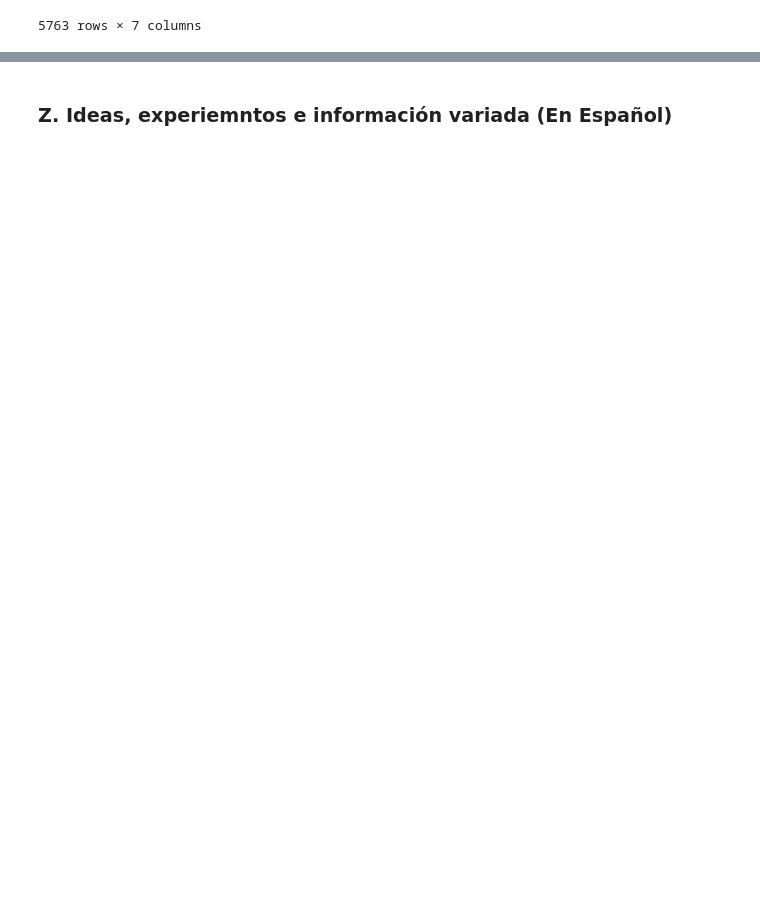
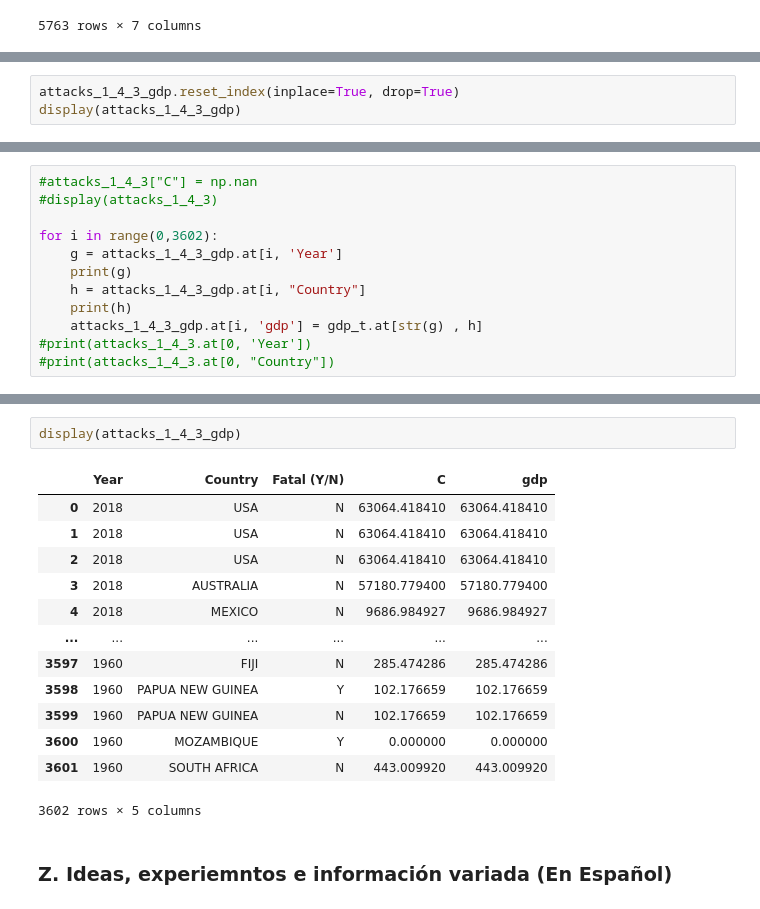
Before and after one commit to DiSanchz/data-cleaning-pandas, a Jupyter notebook: clean.ipynb, the cells around one changed output, grey strips where cells are left out. Saved outputs shown, nothing was run; the diff lists cells and outputs as text; blank space fills up the shorter version.

```diff
--- a/clean.ipynb
+++ b/clean.ipynb
@@ -632,0 +722,3 @@ YEMEN
+# %%
+attacks_1_4_3_gdp.reset_index(inplace=True, drop=True)
+display(attacks_1_4_3_gdp)
@@ -632,0 +771,12 @@ YEMEN
+# %%
+#attacks_1_4_3["C"] = np.nan
+#display(attacks_1_4_3)
+
+for i in range(0,3602):
+    g = attacks_1_4_3_gdp.at[i, 'Year']
+    print(g)
+    h = attacks_1_4_3_gdp.at[i, "Country"]
+    print(h)
+    attacks_1_4_3_gdp.at[i, 'gdp'] = gdp_t.at[str(g) , h]
+#print(attacks_1_4_3.at[0, 'Year'])
+#print(attacks_1_4_3.at[0, "Country"])
@@ -633,3 +801,19 @@ YEMEN
+# %%
+display(attacks_1_4_3_gdp)
+# %% [output]
+|  | Year | Country | Fatal (Y/N) | C | gdp |
+| 0 | 2018 | USA | N | 63064.418410 | 63064.418410 |
+| 1 | 2018 | USA | N | 63064.418410 | 63064.418410 |
+| 2 | 2018 | USA | N | 63064.418410 | 63064.418410 |
+| 3 | 2018 | AUSTRALIA | N | 57180.779400 | 57180.779400 |
+| 4 | 2018 | MEXICO | N | 9686.984927 | 9686.984927 |
+| ... | ... | ... | ... | ... | ... |
+| 3597 | 1960 | FIJI | N | 285.474286 | 285.474286 |
+| 3598 | 1960 | PAPUA NEW GUINEA | Y | 102.176659 | 102.176659 |
+| 3599 | 1960 | PAPUA NEW GUINEA | N | 102.176659 | 102.176659 |
+| 3600 | 1960 | MOZAMBIQUE | Y | 0.000000 | 0.000000 |
+| 3601 | 1960 | SOUTH AFRICA | N | 443.009920 | 443.009920 |
+3602 rows × 5 columns
 # %% [markdown]
 ### Z. Ideas, experiemntos e información variada (En Español)
 # %%
```
Also changed, not shown: parts of 58 cells of this notebook.
